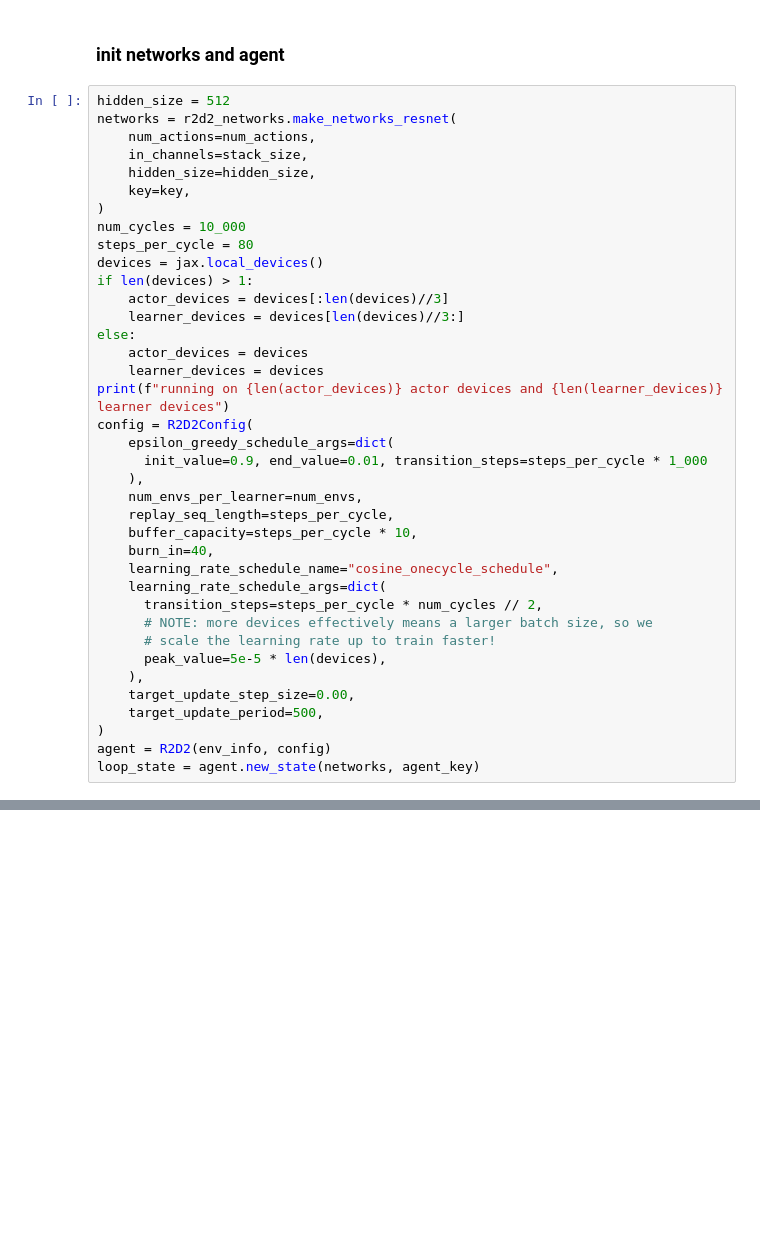
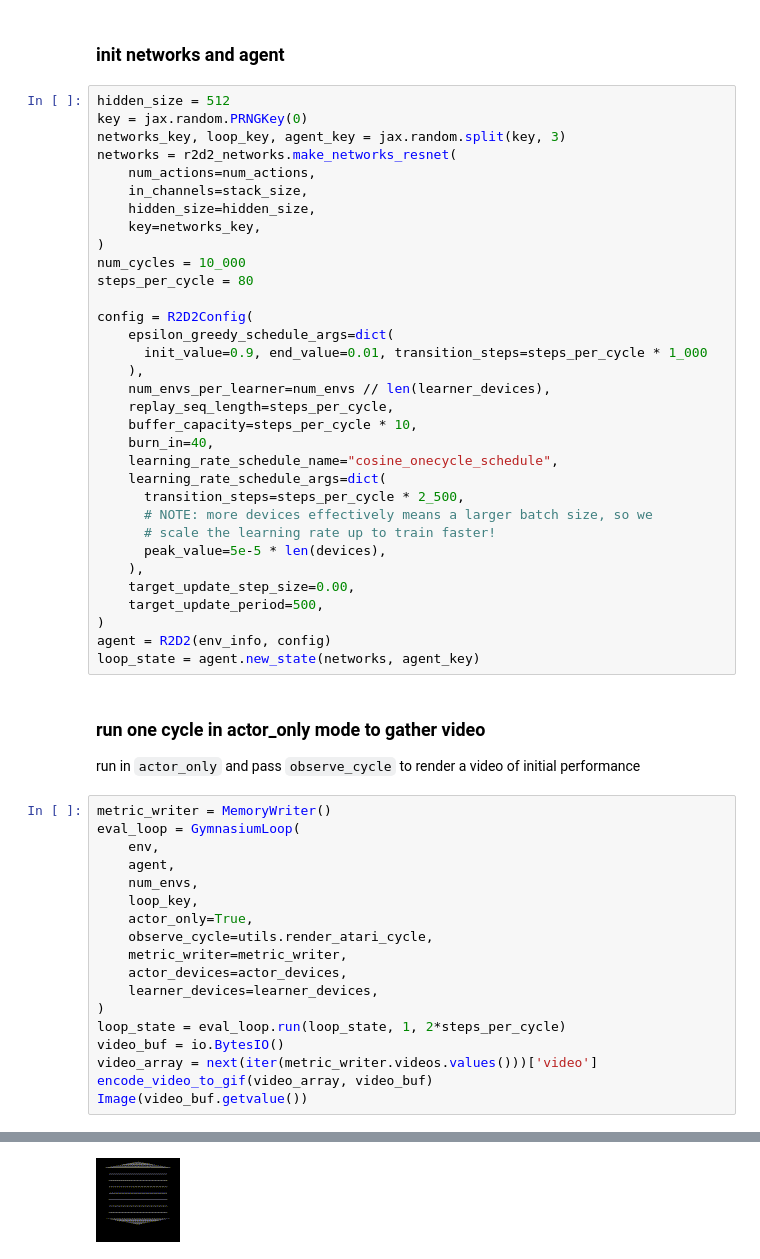
Before and after one commit to garymm/earl, a Jupyter notebook: earl/agents/r2d2/run_asterix.ipynb, the cells around one changed output, grey strips where cells are left out. Drawn from its saved outputs; the diff is of its cells as text; blank space fills up the shorter version.

Commit message:
WIP: asterix atari

```diff
--- a/earl/agents/r2d2/run_asterix.ipynb
+++ b/earl/agents/r2d2/run_asterix.ipynb
@@ -200,33 +219,28 @@ num_actions = int(env.action_space.n)
 ### init networks and agent
 # %%
 hidden_size = 512
+key = jax.random.PRNGKey(0)
+networks_key, loop_key, agent_key = jax.random.split(key, 3)
 networks = r2d2_networks.make_networks_resnet(
     num_actions=num_actions,
     in_channels=stack_size,
     hidden_size=hidden_size,
-    key=key,
+    key=networks_key,
 )
 num_cycles = 10_000
 steps_per_cycle = 80
-devices = jax.local_devices()
-if len(devices) > 1:
-    actor_devices = devices[:len(devices)//3]
-    learner_devices = devices[len(devices)//3:]
-else:
-    actor_devices = devices
-    learner_devices = devices
-print(f"running on {len(actor_devices)} actor devices and {len(learner_devices)} learner devices")
+
 config = R2D2Config(
     epsilon_greedy_schedule_args=dict(
       init_value=0.9, end_value=0.01, transition_steps=steps_per_cycle * 1_000
     ),
-    num_envs_per_learner=num_envs,
+    num_envs_per_learner=num_envs // len(learner_devices),
     replay_seq_length=steps_per_cycle,
     buffer_capacity=steps_per_cycle * 10,
     burn_in=40,
     learning_rate_schedule_name="cosine_onecycle_schedule",
     learning_rate_schedule_args=dict(
-      transition_steps=steps_per_cycle * num_cycles // 2,
+      transition_steps=steps_per_cycle * 2_500,
       # NOTE: more devices effectively means a larger batch size, so we
       # scale the learning rate up to train faster!
       peak_value=5e-5 * len(devices),
@@ -236,3 +250,26 @@ config = R2D2Config(
 )
 agent = R2D2(env_info, config)
 loop_state = agent.new_state(networks, agent_key)
+# %% [markdown]
+### run one cycle in actor_only mode to gather video
+
+run in `actor_only` and pass `observe_cycle` to render a video of initial performance
+# %%
+metric_writer = MemoryWriter()
+eval_loop = GymnasiumLoop(
+    env,
+    agent,
+    num_envs,
+    loop_key,
+    actor_only=True,
+    observe_cycle=utils.render_atari_cycle,
+    metric_writer=metric_writer,
+    actor_devices=actor_devices,
+    learner_devices=learner_devices,
+)
+loop_state = eval_loop.run(loop_state, 1, 2*steps_per_cycle)
+video_buf = io.BytesIO()
+video_array = next(iter(metric_writer.videos.values()))['video']
+encode_video_to_gif(video_array, video_buf)
+Image(video_buf.getvalue())
+# %% [output]
@@ -238,0 +293 @@ loop_state = agent.new_state(networks, agent_key)
+[figure, added]
```
Also changed, not shown: parts of 10 cells of this notebook, 2 other files.
